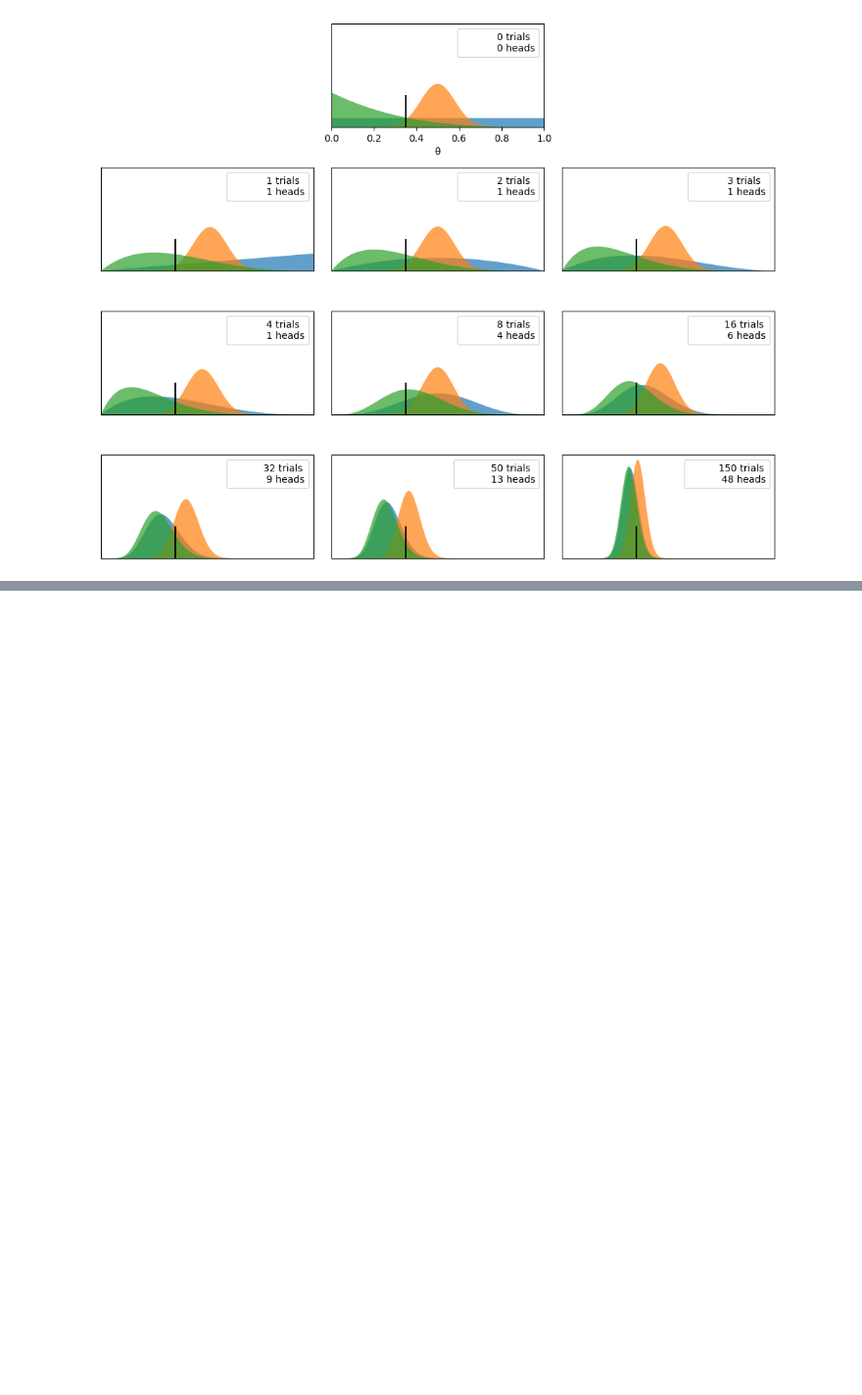
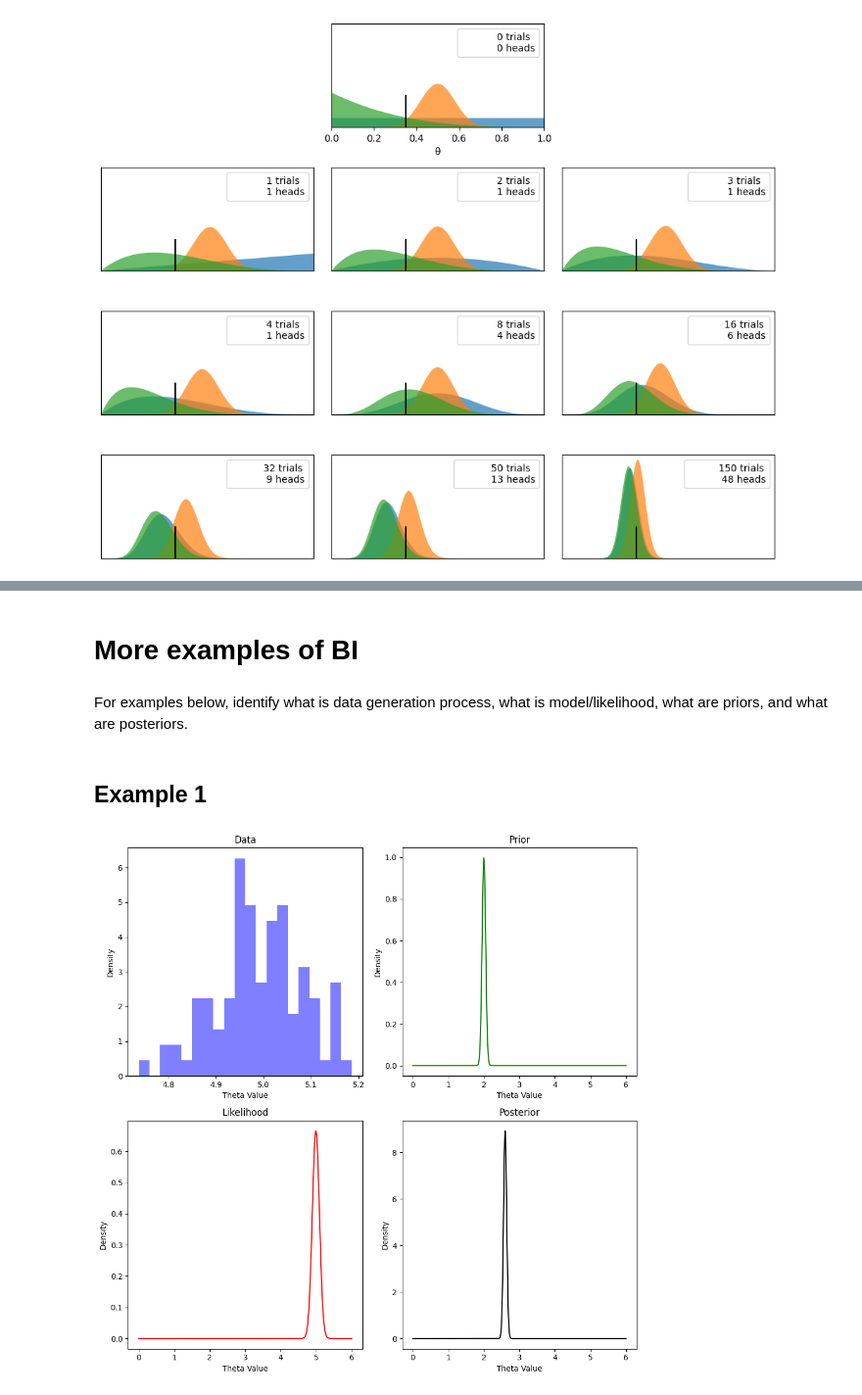
Before and after one commit to SergeiVKalinin/MSE_Fall2023, a Jupyter notebook: Module 6/17_Bayesian_Coin.ipynb, the cells around one changed output, grey strips where cells are left out. Shown at 98% size. Cells and saved outputs as stored; diff of their text form; code cells hidden in the pictures; blank space fills up the shorter version.

```diff
--- a/Module 6/17_Bayesian_Coin.ipynb
+++ b/Module 6/17_Bayesian_Coin.ipynb
@@ -132,0 +220,60 @@ plt.tight_layout()
+# %% [markdown]
+# More examples of BI
+# %% [markdown]
+For examples below, identify what is data generation process, what is model/likelihood, what are priors, and what are posteriors.
+# %% [markdown]
+## Example 1
+# %%
+import numpy as np
+import matplotlib.pyplot as plt
+
+# Generate some data
+np.random.seed(42)
+data = np.random.normal(5, 0.1, 100)
+
+# Create a grid of theta values (our parameter of interest)
+theta = np.linspace(0, 6, 500)
+
+# Prior: N(2,1)
+prior = np.exp(-(theta - 2)**2 / (2*(0.05)**2))
+
+# Likelihood: Product of N(theta,1) for each data point
+likelihood = np.prod([np.exp(-(data - t)**2 / (2*1**2)) for t in theta], axis=1)
+
+# Evidence (computed by integrating the product of the likelihood and the prior over all theta)
+evidence = np.trapz(likelihood * prior, theta)
+
+# Posterior: likelihood * prior / evidence
+posterior = likelihood * prior / evidence
+
+# Visualization
+fig, axes = plt.subplots(2, 2, figsize=(10, 10))
+
+# Data
+axes[0, 0].hist(data, bins=20, density=True, alpha=0.5, color='blue', label='Data')
+axes[0, 0].set_title('Data')
+axes[0, 0].set_xlabel('Theta Value')
+axes[0, 0].set_ylabel('Density')
+
+# Prior
+axes[0, 1].plot(theta, prior, 'g-')
+axes[0, 1].set_title('Prior')
+axes[0, 1].set_xlabel('Theta Value')
+axes[0, 1].set_ylabel('Density')
+
+# Likelihood
+axes[1, 0].plot(theta, likelihood, 'r-')
+axes[1, 0].set_title('Likelihood')
+axes[1, 0].set_xlabel('Theta Value')
+axes[1, 0].set_ylabel('Density')
+
+# Posterior
+axes[1, 1].plot(theta, posterior, 'k-')
+axes[1, 1].set_title('Posterior')
+axes[1, 1].set_xlabel('Theta Value')
+axes[1, 1].set_ylabel('Density')
+
+plt.tight_layout()
+plt.show()
+# %% [output]
+[figure, added]
```
Also changed, not shown: parts of 14 cells of this notebook.
